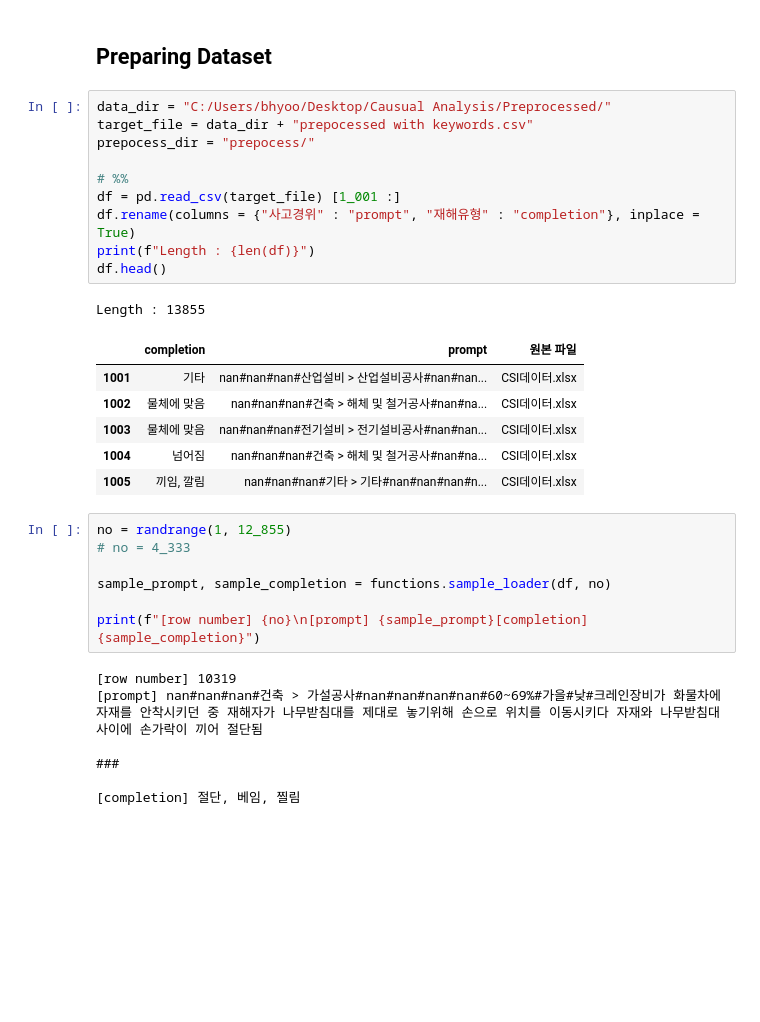
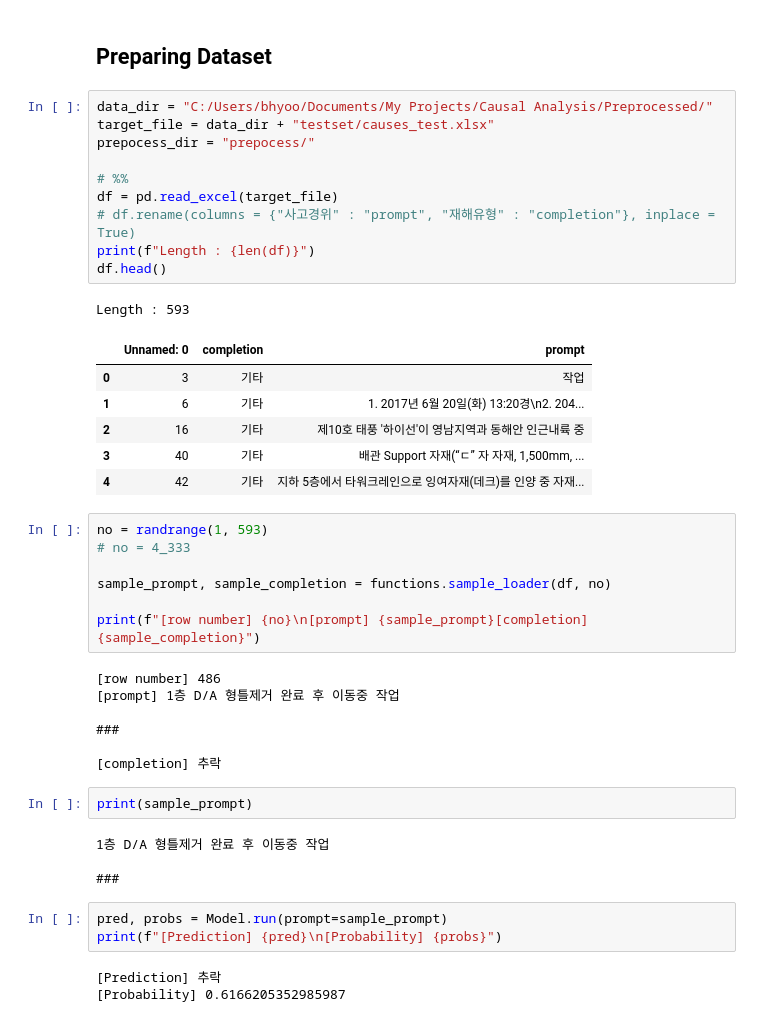
Before and after one commit to pikaybh/Classification-using-GPT-API, a Jupyter notebook: Validation.ipynb, the cells around one changed output. Cells and saved outputs as stored; diff of their text form; blank space fills up the shorter version.

```diff
--- a/Validation.ipynb
+++ b/Validation.ipynb
@@ -44,35 +59,47 @@ Model = functions.FineTuneModel(OPENAI_API_KEY, ft_model)
 # %% [markdown]
 ## Preparing Dataset
 # %%
-data_dir = "C:/Users/bhyoo/Desktop/Causual Analysis/Preprocessed/"
-target_file = data_dir + "prepocessed with keywords.csv"
+data_dir = "C:/Users/bhyoo/Documents/My Projects/Causal Analysis/Preprocessed/"
+target_file = data_dir + "testset/causes_test.xlsx"
 prepocess_dir = "prepocess/"
 
 # %%
-df = pd.read_csv(target_file) [1_001 :]
-df.rename(columns = {"사고경위" : "prompt", "재해유형" : "completion"}, inplace = True)
+df = pd.read_excel(target_file)
+# df.rename(columns = {"사고경위" : "prompt", "재해유형" : "completion"}, inplace = True)
 print(f"Length : {len(df)}")
 df.head()
 # %% [output]
-Length : 13855
+Length : 593
-|  | completion | prompt | 원본 파일 |
-| 1001 | 기타 | nan#nan#nan#산업설비 > 산업설비공사#nan#nan... | CSI데이터.xlsx |
-| 1002 | 물체에 맞음 | nan#nan#nan#건축 > 해체 및 철거공사#nan#na... | CSI데이터.xlsx |
-| 1003 | 물체에 맞음 | nan#nan#nan#전기설비 > 전기설비공사#nan#nan... | CSI데이터.xlsx |
-| 1004 | 넘어짐 | nan#nan#nan#건축 > 해체 및 철거공사#nan#na... | CSI데이터.xlsx |
-| 1005 | 끼임, 깔림 | nan#nan#nan#기타 > 기타#nan#nan#nan#n... | CSI데이터.xlsx |
+|  | Unnamed: 0 | completion | prompt |
+| 0 | 3 | 기타 | 작업 |
+| 1 | 6 | 기타 | 1. 2017년 6월 20일(화) 13:20경\n2. 204... |
+| 2 | 16 | 기타 | 제10호 태풍 '하이선'이 영남지역과 동해안 인근내륙 중 |
+| 3 | 40 | 기타 | 배관 Support 자재(“ㄷ” 자 자재, 1,500mm, ... |
+| 4 | 42 | 기타 | 지하 5층에서 타워크레인으로 잉여자재(데크)를 인양 중 자재... |
 # %%
-no = randrange(1, 12_855)
+no = randrange(1, 593)
 # no = 4_333
 
 sample_prompt, sample_completion = functions.sample_loader(df, no)
 
 print(f"[row number] {no}\n[prompt] {sample_prompt}[completion] {sample_completion}")
 # %% [output]
-[row number] 10319
-[prompt] nan#nan#nan#건축 > 가설공사#nan#nan#nan#nan#60~69%#가을#낮#크레인장비가 화물차에 자재를 안착시키던 중 재해자가 나무받침대를 제대로 놓기위해 손으로 위치를 이동시키다 자재와 나무받침대 사이에 손가락이 끼어 절단됨
+[row number] 486
+[prompt] 1층 D/A 형틀제거 완료 후 이동중 작업
 
 ###
 
-[completion] 절단, 베임, 찔림
+[completion] 추락
+# %%
+print(sample_prompt)
+# %% [output]
+1층 D/A 형틀제거 완료 후 이동중 작업
+
+###
+# %%
+pred, probs = Model.run(prompt=sample_prompt)
+print(f"[Prediction] {pred}\n[Probability] {probs}")
+# %% [output]
+[Prediction] 추락
+[Probability] 0.6166205352985987
 # %%
```
Also changed, not shown: parts of 2 cells of this notebook, 50 other files.
